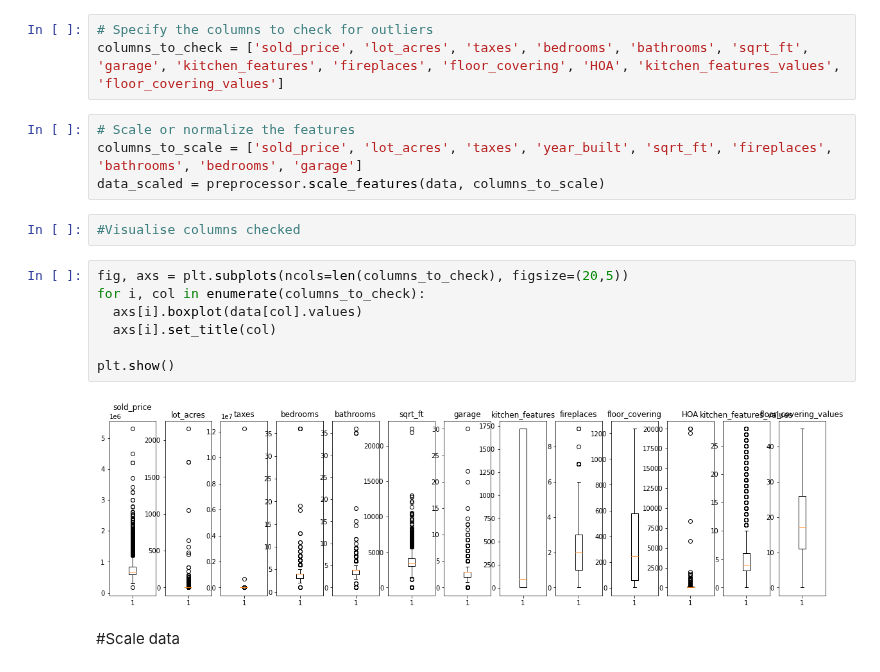
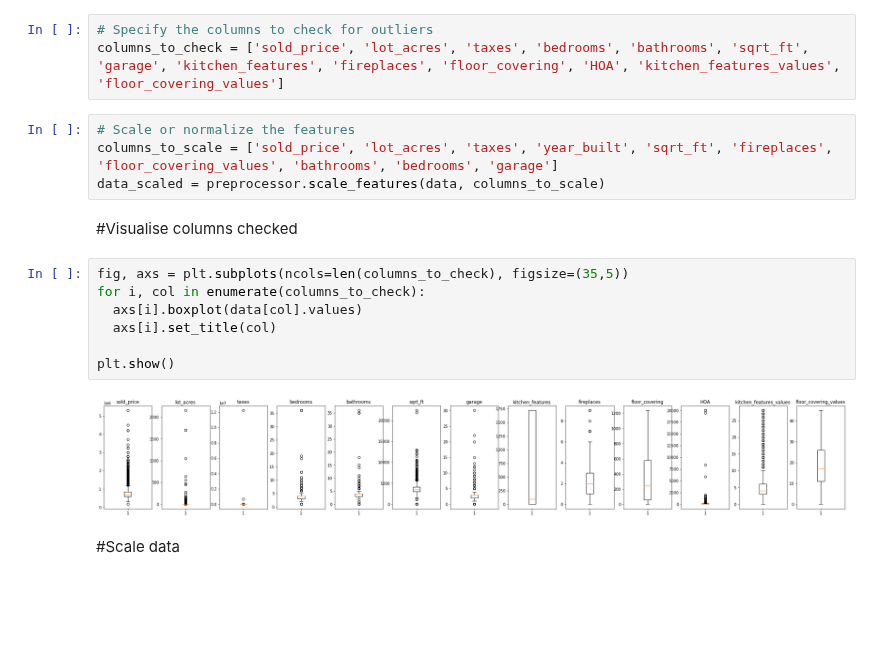
Before and after one commit to DevcoreGJ/HouseLinReg-Price-Renovations, a Jupyter notebook: HouseLinReg_Price_Renovations.ipynb, the cells around one changed output. Cells and saved outputs as stored; diff of their text form; blank space fills up the shorter version.

```diff
--- a/HouseLinReg_Price_Renovations.ipynb
+++ b/HouseLinReg_Price_Renovations.ipynb
@@ -584,19 +639,19 @@ data.duplicated().sum()
 columns_to_check = ['sold_price', 'lot_acres', 'taxes', 'bedrooms', 'bathrooms', 'sqrt_ft', 'garage', 'kitchen_features', 'fireplaces', 'floor_covering', 'HOA', 'kitchen_features_values', 'floor_covering_values']
 # %%
 # Scale or normalize the features
-columns_to_scale = ['sold_price', 'lot_acres', 'taxes', 'year_built', 'sqrt_ft', 'fireplaces', 'bathrooms', 'bedrooms', 'garage']
+columns_to_scale = ['sold_price', 'lot_acres', 'taxes', 'year_built', 'sqrt_ft', 'fireplaces', 'floor_covering_values', 'bathrooms', 'bedrooms', 'garage']
 data_scaled = preprocessor.scale_features(data, columns_to_scale)
-# %%
-#Visualise columns checked
+# %% [markdown]
+#Visualise columns checked
 # %%
-fig, axs = plt.subplots(ncols=len(columns_to_check), figsize=(20,5))
+fig, axs = plt.subplots(ncols=len(columns_to_check), figsize=(35,5))
 for i, col in enumerate(columns_to_check):
   axs[i].boxplot(data[col].values)
   axs[i].set_title(col)
 
 plt.show()
 # %% [output]
-[figure, old version]
+[figure, new version]
 # %% [markdown]
 #Scale data
 # %%
```
Also changed, not shown: parts of 12 cells of this notebook.
